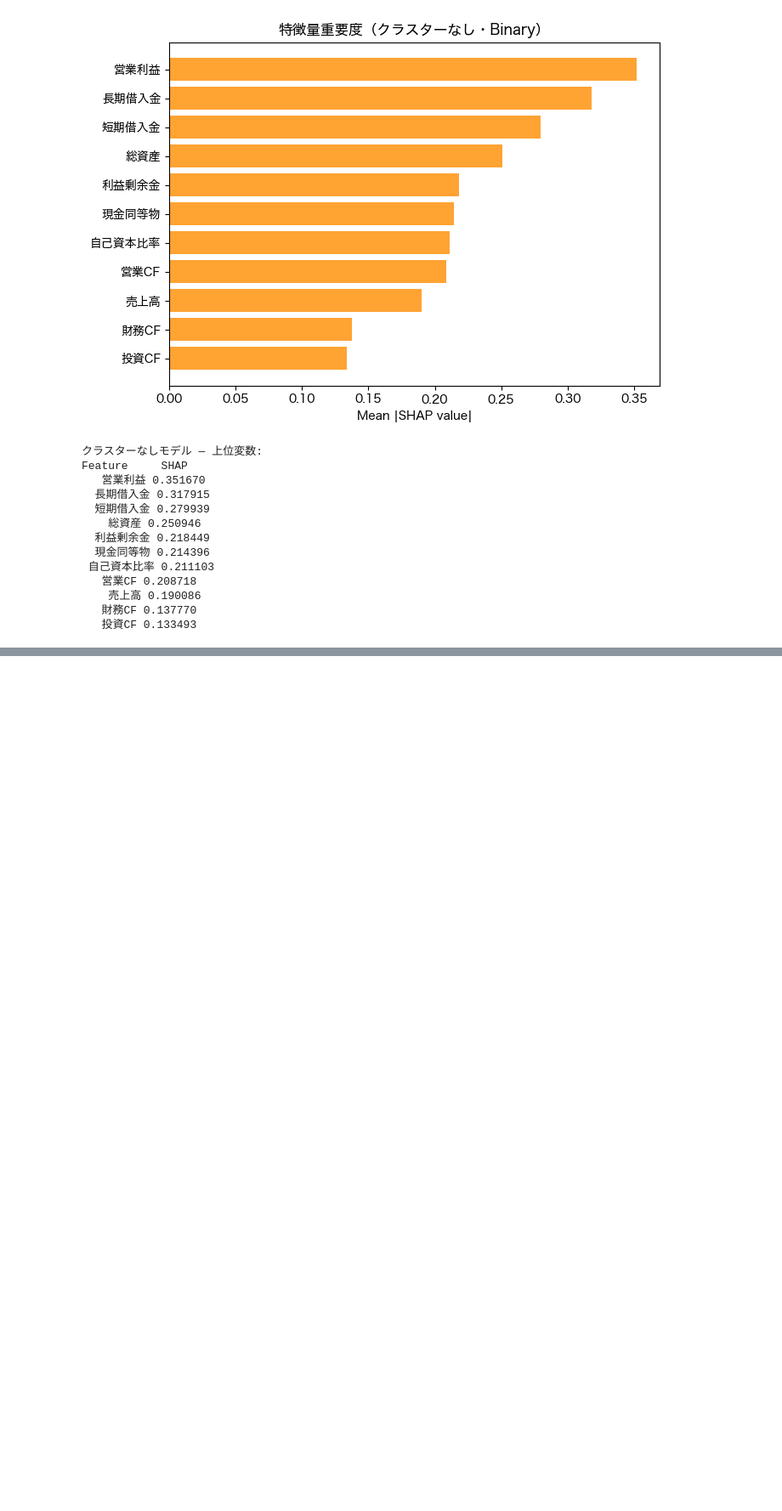
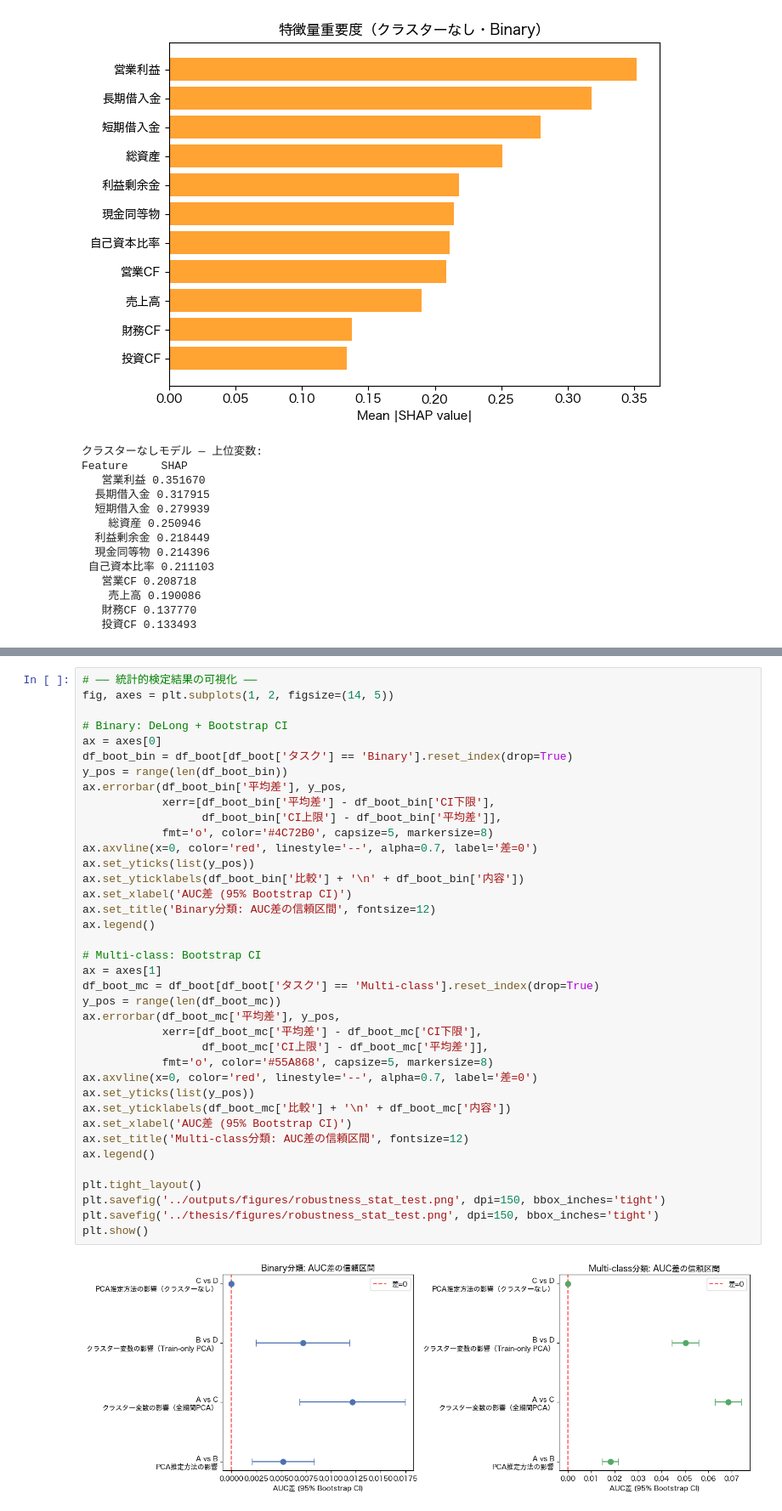
Before and after one commit to furuken-k/masterthesis, a Jupyter notebook: notebooks/07_robustness.ipynb, the cells around one changed output, grey strips where cells are left out. Shown at 85% size. Drawn from its saved outputs; the diff is of its cells as text; blank space fills up the shorter version.

```diff
--- a/notebooks/07_robustness.ipynb
+++ b/notebooks/07_robustness.ipynb
@@ -592 +964,41 @@ Feature     SHAP
+# %%
+# ── 統計的検定結果の可視化 ──
+fig, axes = plt.subplots(1, 2, figsize=(14, 5))
+
+# Binary: DeLong + Bootstrap CI
+ax = axes[0]
+df_boot_bin = df_boot[df_boot['タスク'] == 'Binary'].reset_index(drop=True)
+y_pos = range(len(df_boot_bin))
+ax.errorbar(df_boot_bin['平均差'], y_pos,
+            xerr=[df_boot_bin['平均差'] - df_boot_bin['CI下限'],
+                  df_boot_bin['CI上限'] - df_boot_bin['平均差']],
+            fmt='o', color='#4C72B0', capsize=5, markersize=8)
+ax.axvline(x=0, color='red', linestyle='--', alpha=0.7, label='差=0')
+ax.set_yticks(list(y_pos))
+ax.set_yticklabels(df_boot_bin['比較'] + '\n' + df_boot_bin['内容'])
+ax.set_xlabel('AUC差 (95% Bootstrap CI)')
+ax.set_title('Binary分類: AUC差の信頼区間', fontsize=12)
+ax.legend()
+
+# Multi-class: Bootstrap CI
+ax = axes[1]
+df_boot_mc = df_boot[df_boot['タスク'] == 'Multi-class'].reset_index(drop=True)
+y_pos = range(len(df_boot_mc))
+ax.errorbar(df_boot_mc['平均差'], y_pos,
+            xerr=[df_boot_mc['平均差'] - df_boot_mc['CI下限'],
+                  df_boot_mc['CI上限'] - df_boot_mc['平均差']],
+            fmt='o', color='#55A868', capsize=5, markersize=8)
+ax.axvline(x=0, color='red', linestyle='--', alpha=0.7, label='差=0')
+ax.set_yticks(list(y_pos))
+ax.set_yticklabels(df_boot_mc['比較'] + '\n' + df_boot_mc['内容'])
+ax.set_xlabel('AUC差 (95% Bootstrap CI)')
+ax.set_title('Multi-class分類: AUC差の信頼区間', fontsize=12)
+ax.legend()
+
+plt.tight_layout()
+plt.savefig('../outputs/figures/robustness_stat_test.png', dpi=150, bbox_inches='tight')
+plt.savefig('../thesis/figures/robustness_stat_test.png', dpi=150, bbox_inches='tight')
+plt.show()
+# %% [output]
+[figure, added]
 # %% [markdown]
```
Also changed, not shown: parts of 10 cells of this notebook, 11 other files.
